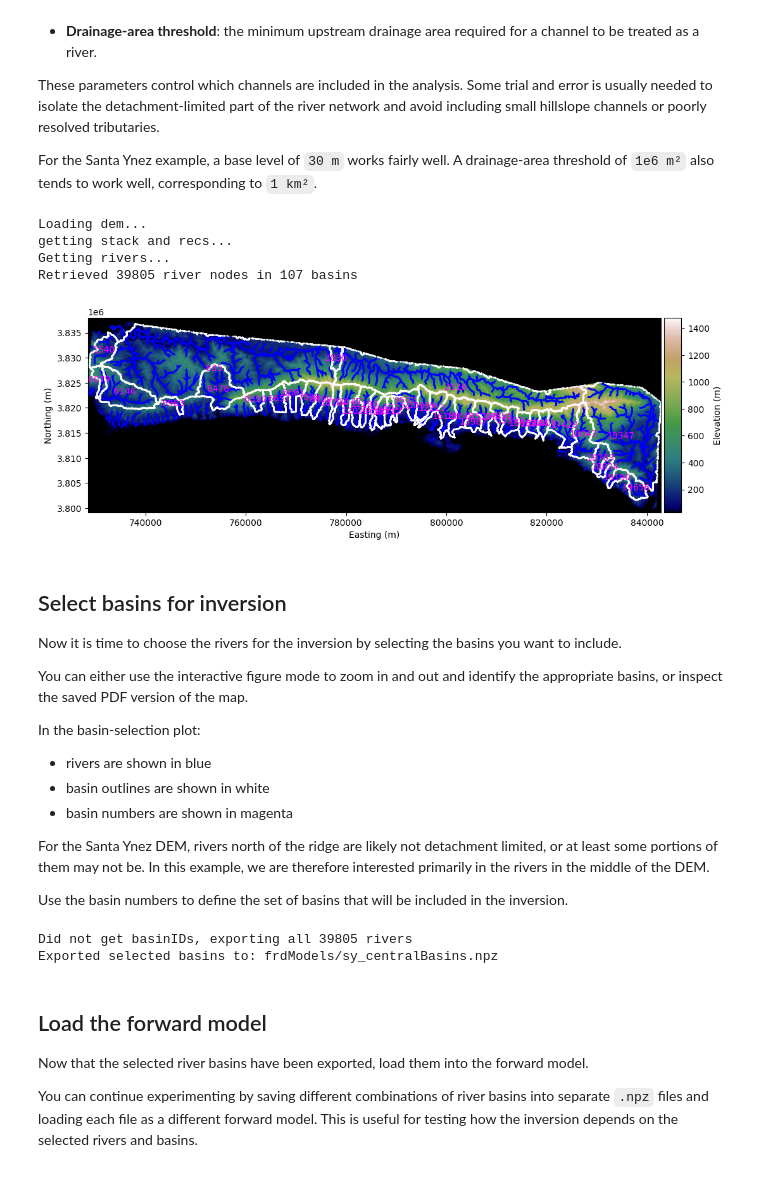
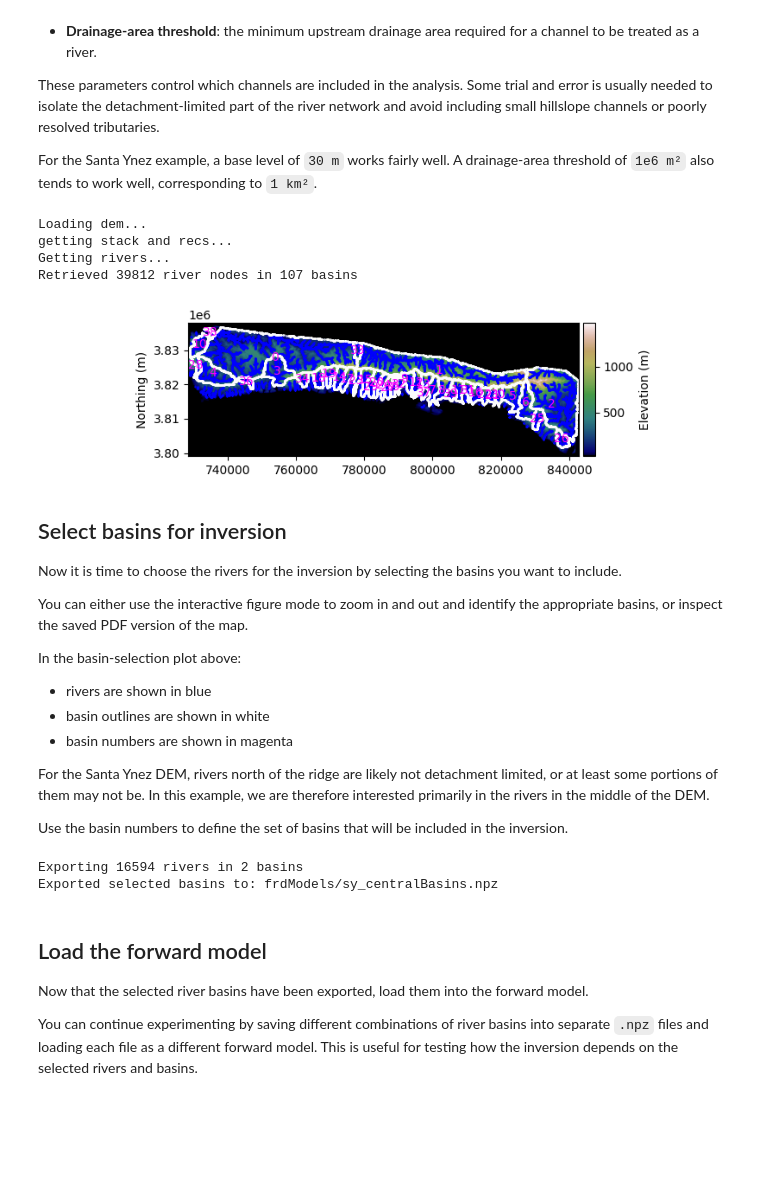
Before and after one commit to baroryan/ChInversionLandscpes, a Jupyter notebook: examples/chi_space_inversion.ipynb, the cells around one changed output. Saved outputs shown, nothing was run; the diff lists cells and outputs as text; code cells hidden in the pictures; blank space fills up the shorter version.

```diff
--- a/examples/chi_space_inversion.ipynb
+++ b/examples/chi_space_inversion.ipynb
@@ -63,30 +63,31 @@ These parameters control which channels are included in the analysis. Some trial
 
 For the Santa Ynez example, a base level of `30 m` works fairly well. A drainage-area threshold of `1e6 m²` also tends to work well, corresponding to  `1 km²`.
 # %%
+
 
 base_level = 30.0          # meters
 area_threshold = 1e6       # m², equivalent to 1 km²
 
 dem_path = "DEMs/santa_ynez.tif"
 
 DEM = load_dem.loadDEMDiet(
     dem_path,
     Z0=base_level,
     A0=area_threshold,
 )
 
-fig, ax = plt.subplots(figsize=(16, 4))
+fig, ax = plt.subplots(figsize=(8, 2))
 DEM.PlotAll(ax=ax,numOfBasinsPrint=40)
 plt.show()
 fig_file = Path("figs") / "sy_retrieved_rivers_and_basins.pdf"
 fig_file.parent.mkdir(parents=True, exist_ok=True)
 fig.savefig(fig_file, dpi=300)
 # %% [output]
 Loading dem...
 getting stack and recs...
 Getting rivers...
-Retrieved 39805 river nodes in 107 basins
+Retrieved 39812 river nodes in 107 basins
-[figure, old version]
+[figure, new version]
 # %% [markdown]
 ## Select basins for inversion
 
@@ -94,7 +95,7 @@ Now it is time to choose the rivers for the inversion by selecting the basins yo
 
 You can either use the interactive figure mode to zoom in and out and identify the appropriate basins, or inspect the saved PDF version of the map.
 
-In the basin-selection plot:
+In the basin-selection plot above:
 
 - rivers are shown in blue
 - basin outlines are shown in white
@@ -107,10 +108,7 @@ Use the basin numbers to define the set of basins that will be included in the i
 from pathlib import Path
 
 # Basin IDs selected from the basin-selection plot.
-basinIDs = [
-    6476, 18483, 18842, 21830, 18515, 15661, 16351,
-    16691, 17714, 17918, 10012, 13983, 12946, 14234
-]
+basinIDs = [18, 19,14,17,23,15,29,20,24,27,35,32,9,12,13,37,7,8,39,11,31,16]
 
 # Define where to save the exported model input file.
 # The output folder is created automatically if it does not already exist.
@@ -118,11 +116,11 @@ frd_model_file = Path("frdModels") / "sy_centralBasins.npz"
 frd_model_file.parent.mkdir(parents=True, exist_ok=True)
 
 # Export the selected basins.
-DEM.ExportByBasins(str(frd_model_file), basinIDs=None)
+DEM.ExportByBasins(str(frd_model_file), basinIDs=basinIDs)
 
 print(f"Exported selected basins to: {frd_model_file}")
 # %% [output]
-Did not get basinIDs, exporting all 39805 rivers
+Exporting 16594 rivers in 2 basins
 Exported selected basins to: frdModels/sy_centralBasins.npz
 # %% [markdown]
 ## Load the forward model
```
Also changed, not shown: parts of 1 cell of this notebook.
